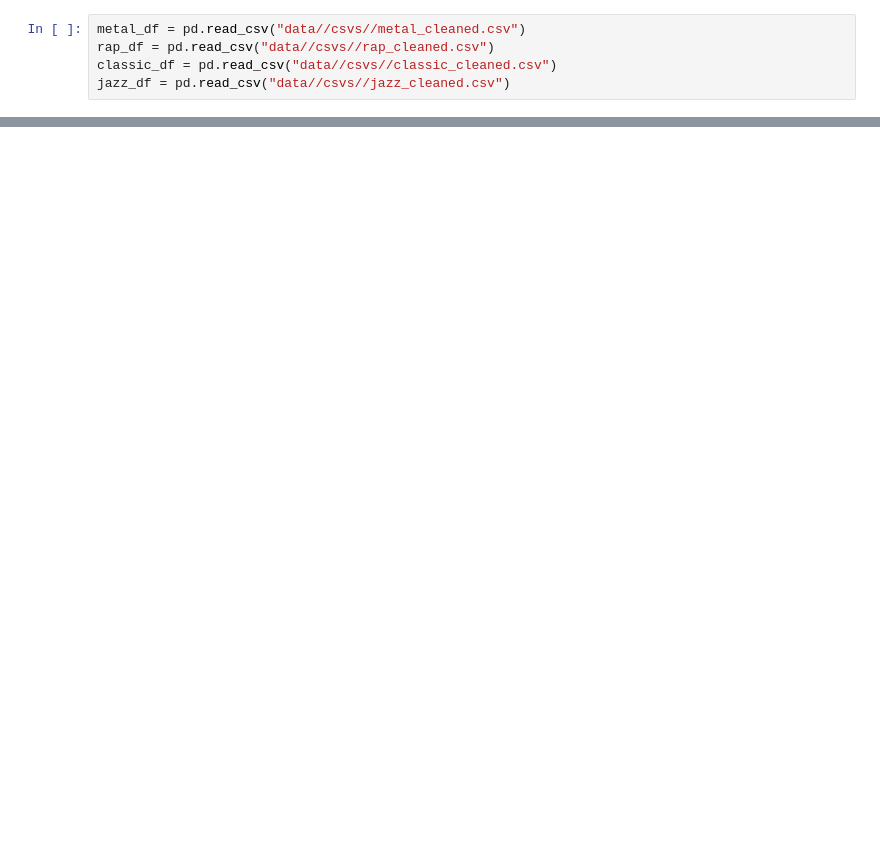
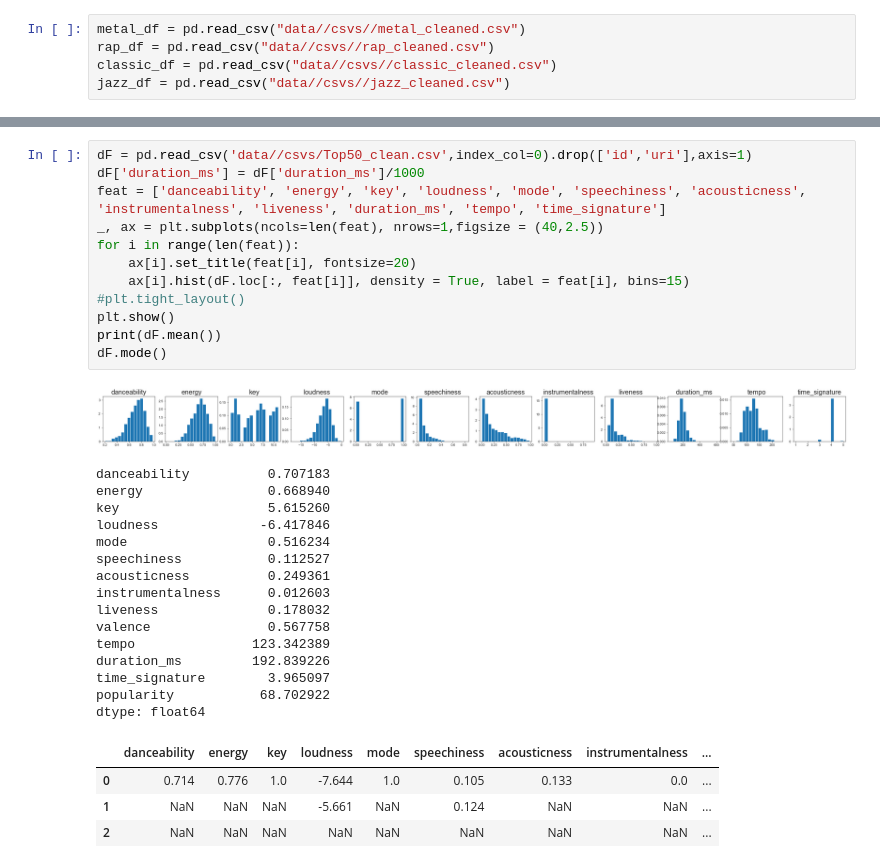
Before and after one commit to Benjamin-Barda/spotyCARLO, a Jupyter notebook: histplots.ipynb, the cells around one changed output, grey strips where cells are left out. Cells and saved outputs as stored; diff of their text form; blank space fills up the shorter version.

```diff
--- a/histplots.ipynb
+++ b/histplots.ipynb
@@ -34,0 +41,33 @@ for i in range(len(feat)) :
+# %%
+dF = pd.read_csv('data//csvs/Top50_clean.csv',index_col=0).drop(['id','uri'],axis=1)
+dF['duration_ms'] = dF['duration_ms']/1000
+feat = ['danceability', 'energy', 'key', 'loudness', 'mode', 'speechiness', 'acousticness', 'instrumentalness', 'liveness', 'duration_ms', 'tempo', 'time_signature']
+_, ax = plt.subplots(ncols=len(feat), nrows=1,figsize = (40,2.5))
+for i in range(len(feat)):
+    ax[i].set_title(feat[i], fontsize=20)
+    ax[i].hist(dF.loc[:, feat[i]], density = True, label = feat[i], bins=15)
+#plt.tight_layout()
+plt.show()
+print(dF.mean())
+dF.mode()
+# %% [output]
+[figure, added]
+danceability          0.707183
+energy                0.668940
+key                   5.615260
+loudness             -6.417846
+mode                  0.516234
+speechiness           0.112527
+acousticness          0.249361
+instrumentalness      0.012603
+liveness              0.178032
+valence               0.567758
+tempo               123.342389
+duration_ms         192.839226
+time_signature        3.965097
+popularity           68.702922
+dtype: float64
+|  | danceability | energy | key | loudness | mode | speechiness | acousticness | instrumentalness | ... |
+| 0 | 0.714 | 0.776 | 1.0 | -7.644 | 1.0 | 0.105 | 0.133 | 0.0 | ... |
+| 1 | NaN | NaN | NaN | -5.661 | NaN | 0.124 | NaN | NaN | ... |
+| 2 | NaN | NaN | NaN | NaN | NaN | NaN | NaN | NaN | ... |
```
Also changed, not shown: parts of 6 cells of this notebook, 9 other files.
